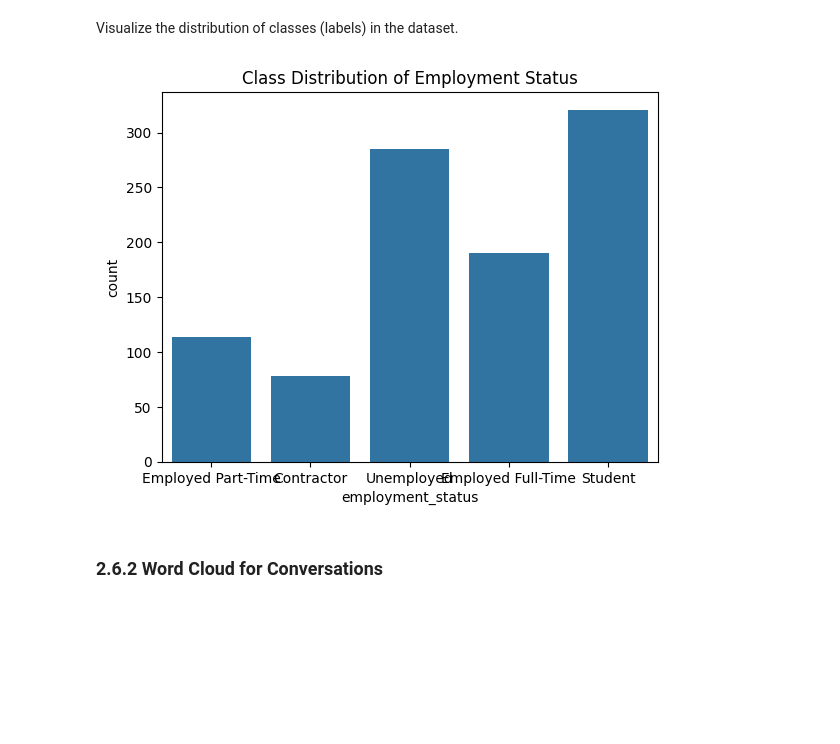
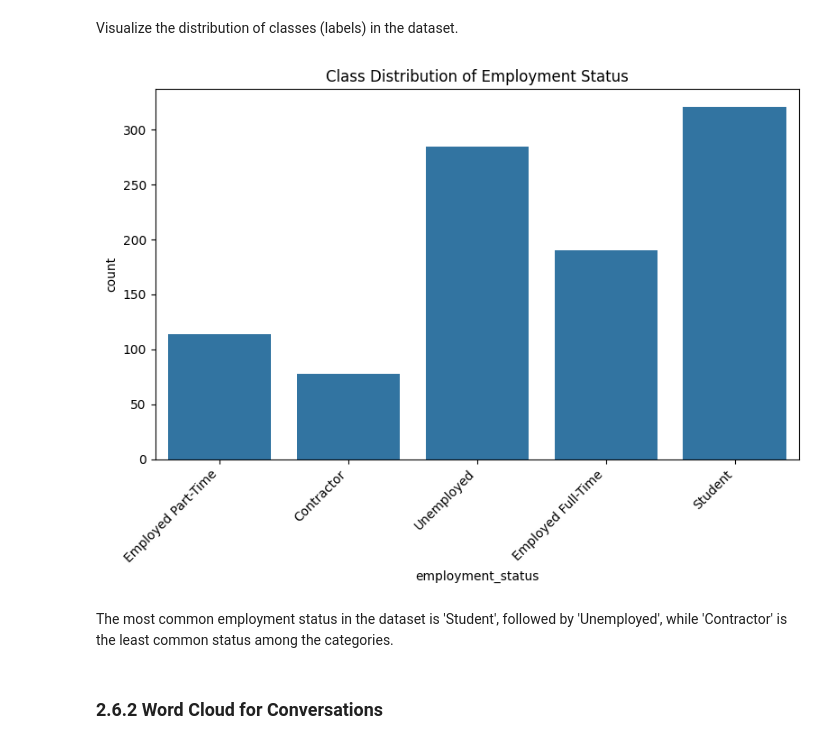
Before and after one commit to namozhdehi/Pathrise, a Jupyter notebook: 02_Data_Wrangling_Pathrise_Chatbot.ipynb, the cells around one changed output. Saved outputs shown, nothing was run; the diff lists cells and outputs as text; code cells hidden in the pictures; blank space fills up the shorter version.

```diff
--- a/02_Data_Wrangling_Pathrise_Chatbot.ipynb
+++ b/02_Data_Wrangling_Pathrise_Chatbot.ipynb
@@ -83,7 +83,7 @@ def clean_text(text):
     return ' '.join(tokens)
 
 # Apply the clean_text function to the 'biggest_challenge_in_search' column
-df['cleaned_text'] = df['biggest_challenge_in_search'].apply(clean_text)
+df['cleaned_biggest_challenge_in_search'] = df['biggest_challenge_in_search'].apply(clean_text)
 # %% [markdown]
 ### 2.5.2 Handling Missing Values <a id='2.5.2_Missing'></a>
 # %% [markdown]
@@ -122,13 +122,20 @@ Visualize the distribution of classes (labels) in the dataset.
 # %%
 # Strip leading and trailing spaces from all column names
 df.columns = df.columns.str.strip()
 
-# Now plot the class distribution
+# Plot the class distribution with rotated x-axis labels
+plt.figure(figsize=(8, 6))  # Adjust figure size for better readability
 sns.countplot(x='employment_status', data=df)
 plt.title('Class Distribution of Employment Status')
+
+# Rotate x-axis labels
+plt.xticks(rotation=45, ha='right')  # Rotate labels 45 degrees and align them to the right
+plt.tight_layout()  # Adjust layout to ensure everything fits
 plt.show()
 # %% [output]
-[figure, old version]
+[figure, new version]
+# %% [markdown]
+The most common employment status in the dataset is 'Student', followed by 'Unemployed', while 'Contractor' is the least common status among the categories.
 # %% [markdown]
 ### 2.6.2 Word Cloud for Conversations <a id='2.6.2_WordCloud'></a>
 # %% [markdown]
```
Also changed, not shown: parts of 4 cells of this notebook.
